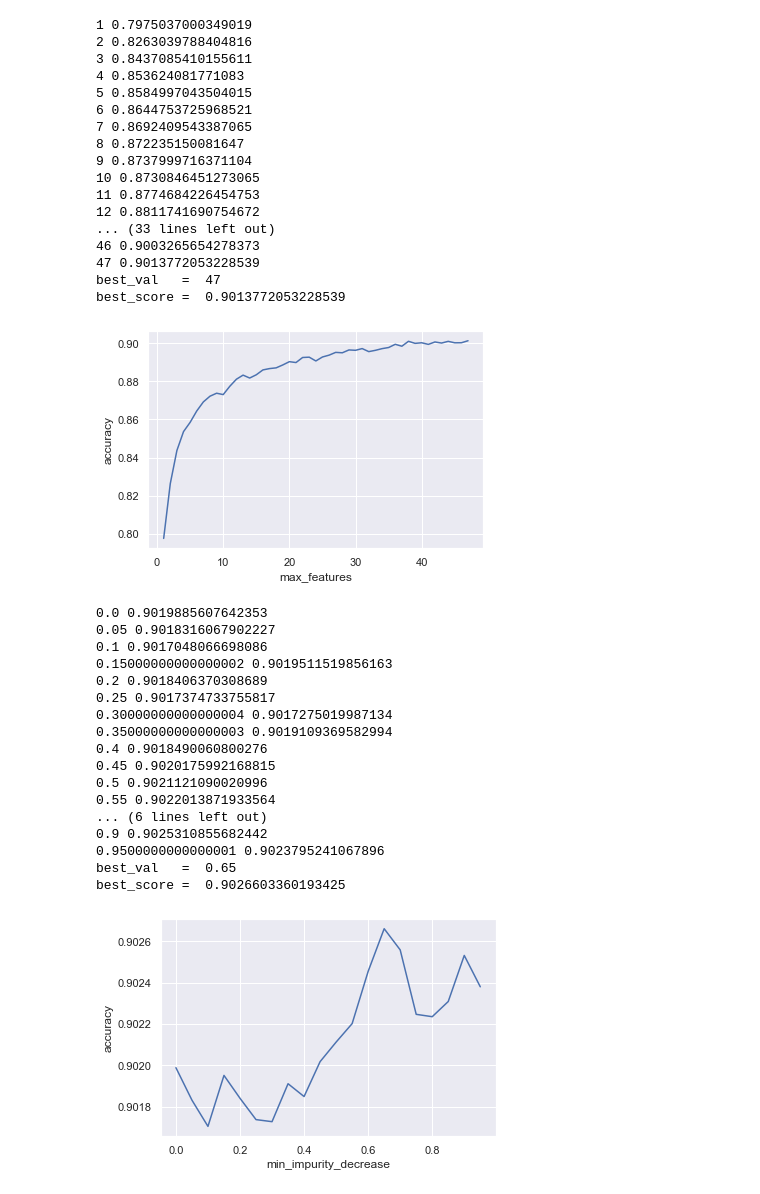
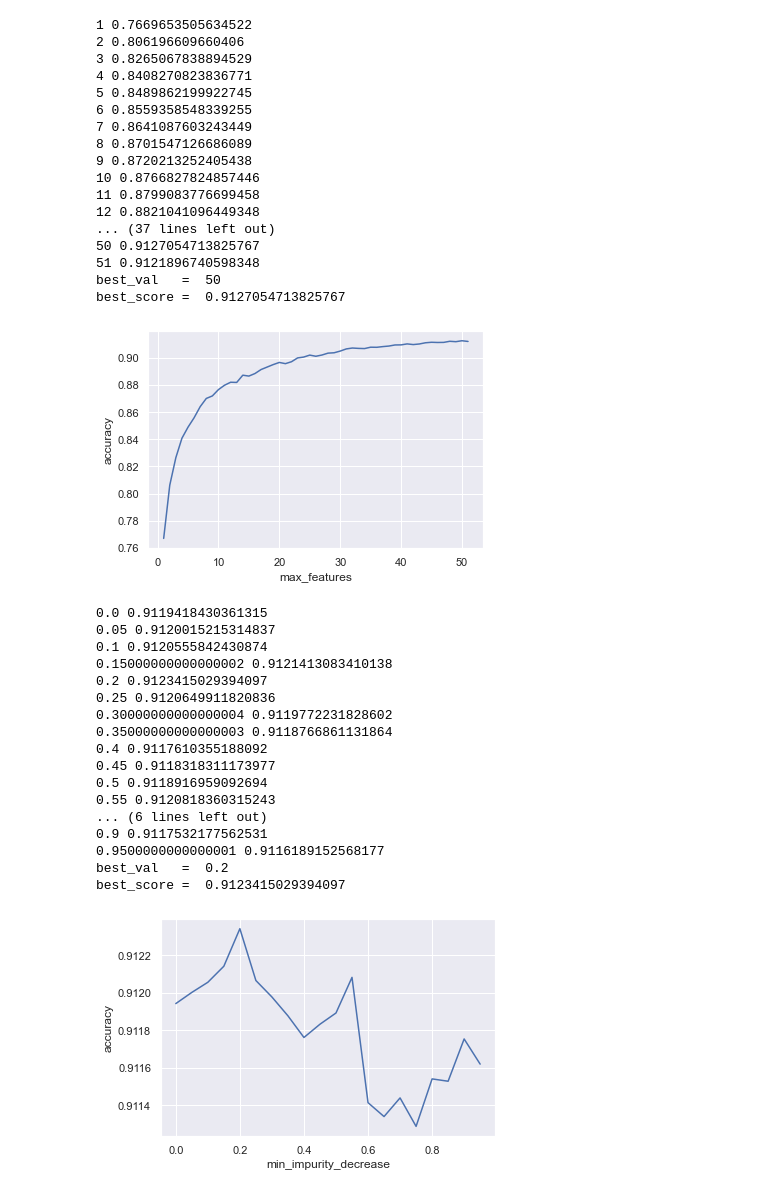
Before and after one commit to cyrill10/pml.attendance-analysis, a Jupyter notebook: analysis/modelRandomForrest.ipynb, the cells around one changed output. Saved outputs shown, nothing was run; the diff lists cells and outputs as text; code cells hidden in the pictures.

```diff
--- a/analysis/modelRandomForrest.ipynb
+++ b/analysis/modelRandomForrest.ipynb
@@ -109,12 +110,12 @@ best_score =  0.9019885607642353
 # %%
-#Bester Wert bei 200
+#Bester Wert bei 400
 scores = []
 best_val = 0
 best_score = 0
-mfs = range(1, 48)
+mfs = range(1, 52)
 
 for mf in mfs:
-    model = RandomForestRegressor(n_estimators= 200, max_features = mf, random_state = 1234)
+    model = RandomForestRegressor(n_estimators= 400, max_features = mf, random_state = random_state)
     model.fit(X_train_sc, y_train)
     score = model.score(X_test_sc, y_test)
     scores.append(score)
@@ -131,65 +132,65 @@ plt.show()
 print('best_val   = ', best_val)
 print('best_score = ', best_score)
 # %% [output]
-1 0.7975037000349019
-2 0.8263039788404816
-3 0.8437085410155611
-4 0.853624081771083
-5 0.8584997043504015
-6 0.8644753725968521
-7 0.8692409543387065
-8 0.872235150081647
-9 0.8737999716371104
-10 0.8730846451273065
-11 0.8774684226454753
-12 0.8811741690754672
-... (33 lines left out)
-46 0.9003265654278373
-47 0.9013772053228539
-best_val   =  47
-best_score =  0.9013772053228539
+1 0.7669653505634522
+2 0.806196609660406
+3 0.8265067838894529
+4 0.8408270823836771
+5 0.8489862199922745
+6 0.8559358548339255
+7 0.8641087603243449
+8 0.8701547126686089
+9 0.8720213252405438
+10 0.8766827824857446
+11 0.8799083776699458
+12 0.8821041096449348
+... (37 lines left out)
+50 0.9127054713825767
+51 0.9121896740598348
+best_val   =  50
+best_score =  0.9127054713825767
-[figure, old version]
+[figure, new version]
 # %%
 # Bester Wert: keiner
 
 scores = []
 best_val = 0
 best_score = 0
 mids = np.arange(0, 1, 0.05)
 score = 0
 
 for mid in mids:
-    model = RandomForestRegressor(n_estimators= 200, min_impurity_decrease = mid, random_state = 123)
+    model = RandomForestRegressor(n_estimators= 400, min_impurity_decrease = mid, random_state = random_state)
     model.fit(X_train_sc, y_train)
     score = model.score(X_test_sc, y_test)
     scores.append(score)
     if score > best_score:
         best_score = score
         best_val = mid
     print(mid, score)
 
 fig = sns.lineplot(x=mids, y=scores)
 plt.xlabel('min_impurity_decrease')
 plt.ylabel('accuracy')
 plt.show()
 print('best_val   = ', best_val)
 print('best_score = ', best_score)
 # %% [output]
-0.0 0.9019885607642353
-0.05 0.9018316067902227
-0.1 0.9017048066698086
-0.15000000000000002 0.9019511519856163
-0.2 0.9018406370308689
-0.25 0.9017374733755817
-0.30000000000000004 0.9017275019987134
-0.35000000000000003 0.9019109369582994
-0.4 0.9018490060800276
-0.45 0.9020175992168815
-0.5 0.9021121090020996
-0.55 0.9022013871933564
+0.0 0.9119418430361315
+0.05 0.9120015215314837
+0.1 0.9120555842430874
+0.15000000000000002 0.9121413083410138
+0.2 0.9123415029394097
+0.25 0.9120649911820836
+0.30000000000000004 0.9119772231828602
+0.35000000000000003 0.9118766861131864
+0.4 0.9117610355188092
+0.45 0.9118318311173977
+0.5 0.9118916959092694
+0.55 0.9120818360315243
 ... (6 lines left out)
-0.9 0.9025310855682442
-0.9500000000000001 0.9023795241067896
-best_val   =  0.65
-best_score =  0.9026603360193425
+0.9 0.9117532177562531
+0.9500000000000001 0.9116189152568177
+best_val   =  0.2
+best_score =  0.9123415029394097
-[figure, old version]
+[figure, new version]
```
Also changed, not shown: parts of 5 cells of this notebook, 4 other files.
